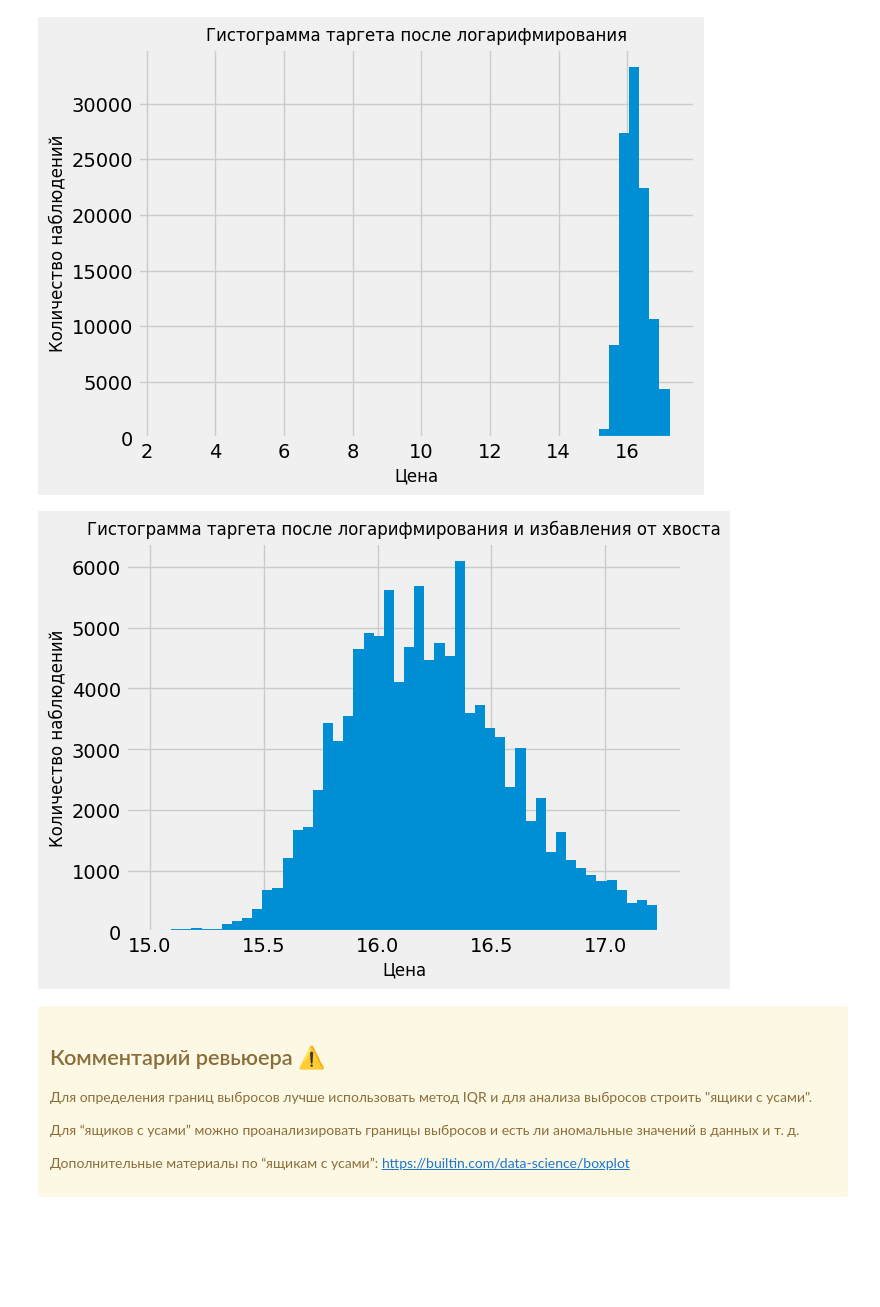
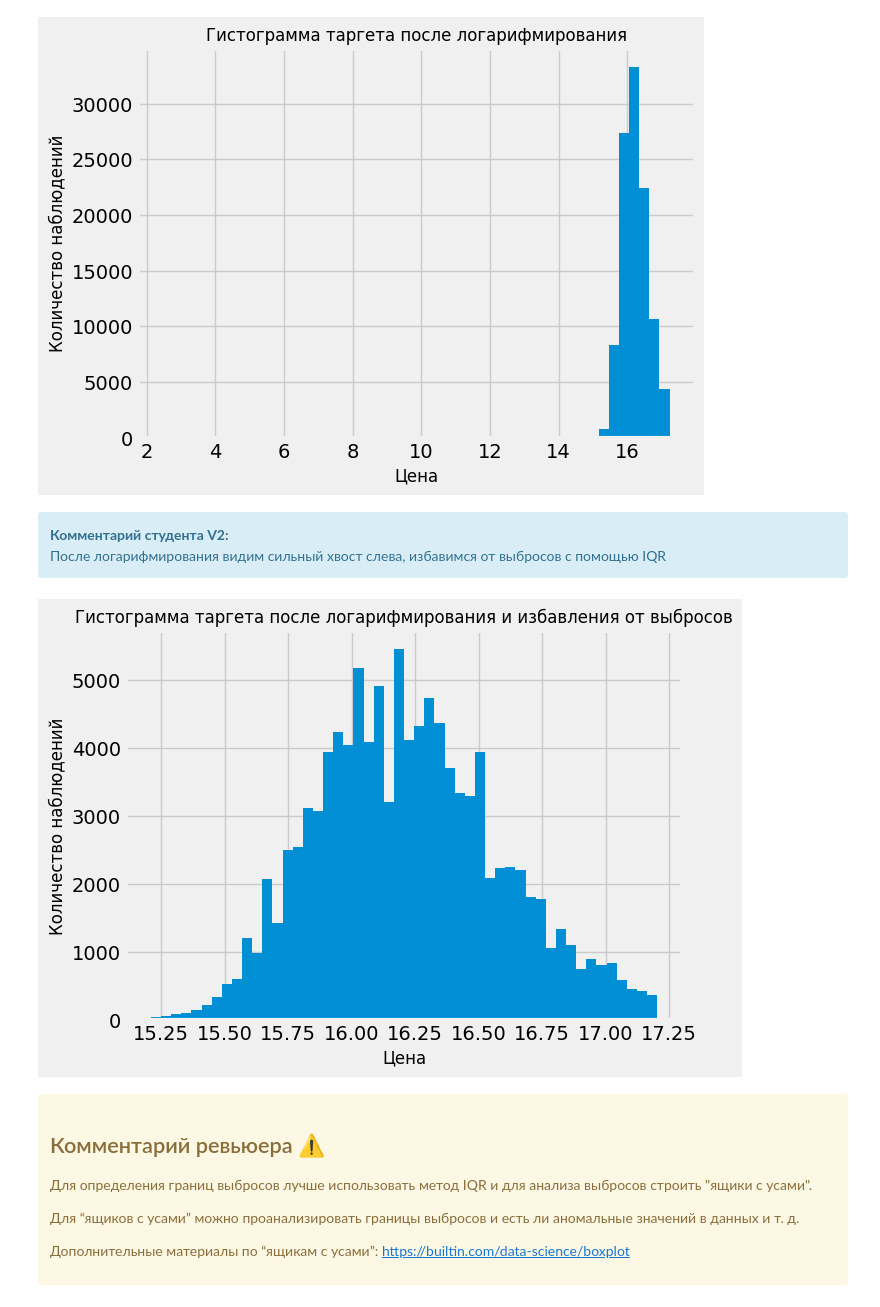
Before and after one commit to samoylenko23/lifecycle-pipeline-models, a Jupyter notebook: model_improvement/notebook.ipynb, the cells around one changed output. Cells and saved outputs as stored; diff of their text form; code cells hidden in the pictures; blank space fills up the shorter version.

```diff
--- a/model_improvement/notebook.ipynb
+++ b/model_improvement/notebook.ipynb
@@ -382,0 +420,10 @@ data
+# %%
+data['building_type_int'] = data['building_type_int'].astype('int8')
+data['ceiling_height'] = data['ceiling_height'].astype('float16')
+data['flats_count'] = data['flats_count'].astype('int16')
+data['floors_total'] = data['floors_total'].astype('int8')
+data['floor'] = data['floor'].astype('int8')
+data['kitchen_area'] = data['kitchen_area'].astype('float32')
+data['living_area'] = data['living_area'].astype('float32')
+data['total_area'] = data['total_area'].astype('float32')
+data['build_year'] = data['build_year'].astype('int16')
@@ -447,22 +515,34 @@ with mlflow.start_run(run_name='target_histplot_after', experiment_id=experiment
     mlflow.log_artifact(image_path)
 # %% [output]
 [figure]
+# %% [markdown]
+<div class="alert alert-info" role="alert">
+<b>Комментарий студента V2:</b>
+<br> После логарифмирования видим сильный хвост слева, избавимся от выбросов с помощью IQR
+
+</div>
+# %%
+Q1 = data['price'].quantile(0.25)
+Q3 = data['price'].quantile(0.75)
+IQR = Q3 - Q1
+
+lower_bound = Q1 - 1.5 * IQR
+upper_bound = Q3 + 1.5 * IQR
+
+# Использовали 1.5 межквартильных размаха для удаления выбросов
+data = data[(data['price'] >= lower_bound) & (data['price'] <= upper_bound)]
 # %%
-# предлагаю выравнять распрделение и избавиться от хвоста
-
-data = data.query('price >= 15')
-
 
 with mlflow.start_run(run_name='target_histplot_after_and_tail', experiment_id=experiment_id) as run:
     plt.hist(data['price'], bins=50)
     plt.xlabel('Цена')
     plt.ylabel('Количество наблюдений')
-    plt.title('Гистограмма таргета после логарифмирования и избавления от хвоста')
+    plt.title('Гистограмма таргета после логарифмирования и избавления от выбросов')
     image_path = os.path.join(ARTIFACT_DIR, f"target_histplot_after_and_tail.png")
     plt.savefig(image_path)
     mlflow.log_artifact(image_path)
 # %% [output]
-[figure, old version]
+[figure, new version]
 # %% [markdown]
 <div class="alert alert-block alert-warning">
 <h2> Комментарий ревьюера ⚠️</h2>
```
Also changed, not shown: parts of 87 cells of this notebook, 22 other files.
